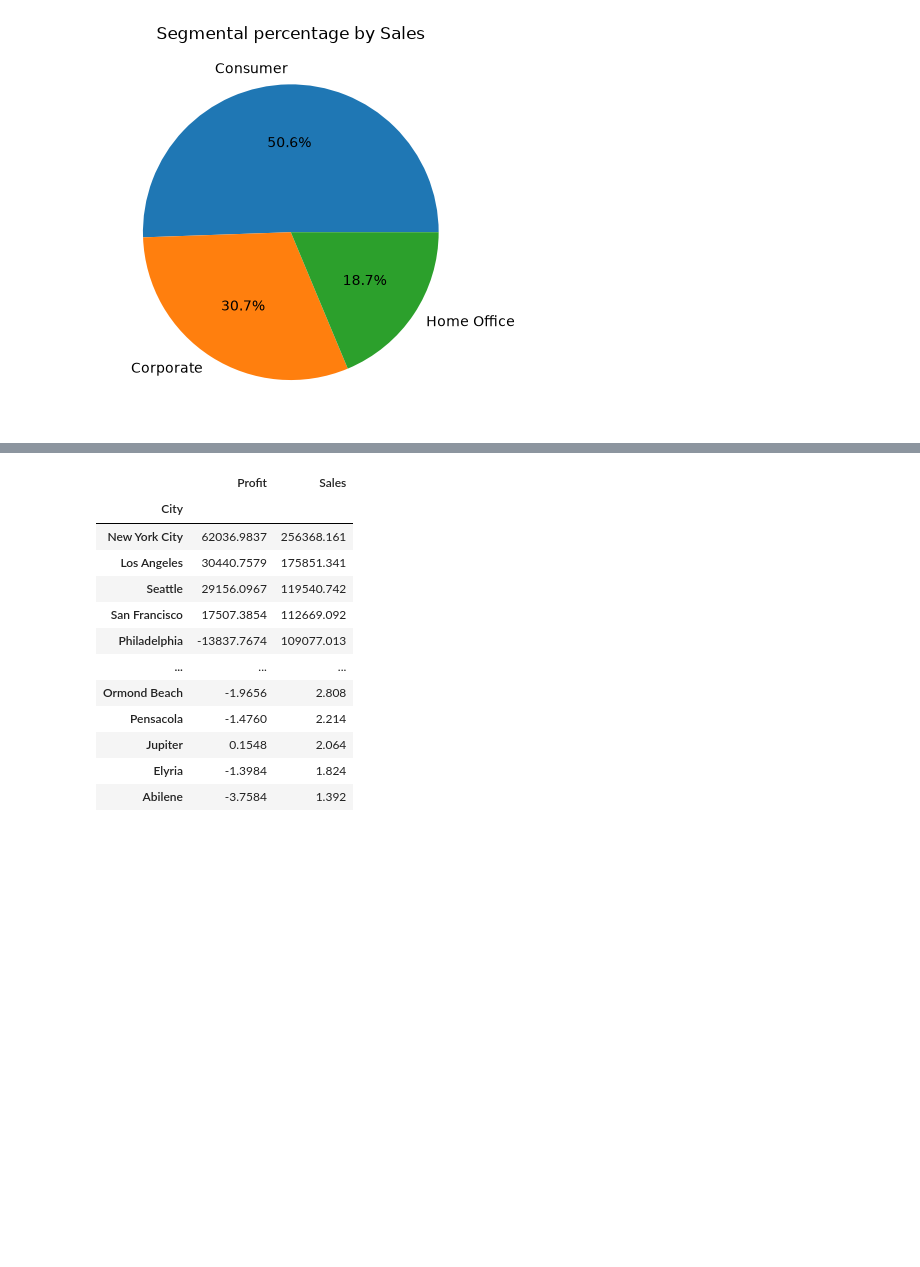
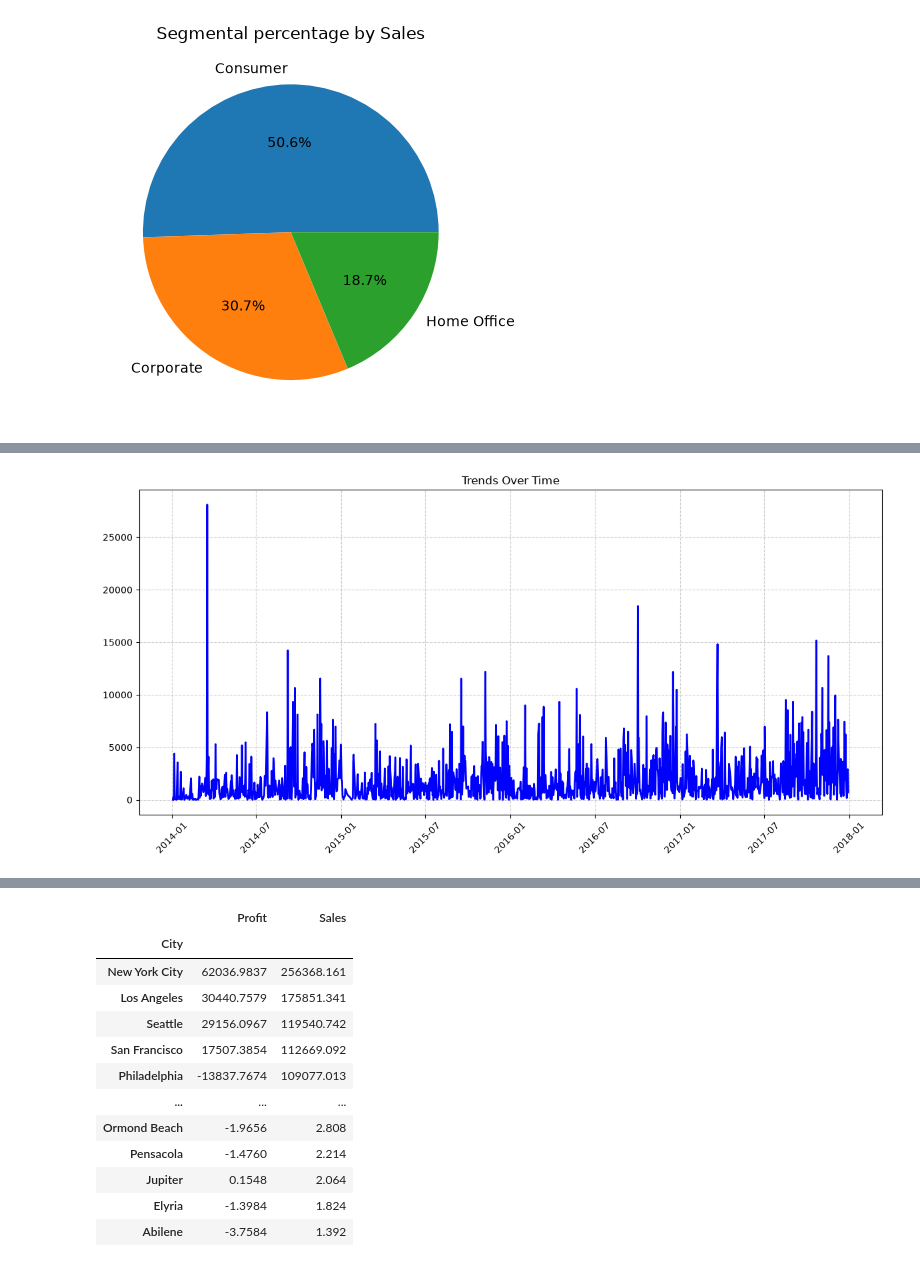
Before and after one commit to Fatima-Arain206/SOFTGROWTECH_INTERNSHIP_FINAL_PROJECT, a Jupyter notebook: Bussiness_DataAnalysisProject/Bussiness_Analysis.ipynb, the cells around one changed output, grey strips where cells are left out. Drawn from its saved outputs; the diff is of its cells as text; code cells hidden in the pictures; blank space fills up the shorter version.

```diff
--- a/Bussiness_DataAnalysisProject/Bussiness_Analysis.ipynb
+++ b/Bussiness_DataAnalysisProject/Bussiness_Analysis.ipynb
@@ -187,0 +214,15 @@ df.groupby('Month')
+# %%
+# Date# df.groupby('Order ')['Sales'].sum().sort_index()
+df= df.sort_values('Order Date')
+daily_sales= df.groupby('Order Date')['Sales'].sum().reset_index()
+plt.figure(figsize=(12,6))
+plt.plot(daily_sales['Order Date'],daily_sales['Sales'],color='b',linewidth=2)
+
+plt.grid(True,linestyle=
+        '--',alpha=0.6)
+plt.title('Trends Over Time')
+plt.xticks(rotation=45)
+plt.tight_layout()
+plt.show()
+# %% [output]
+[figure, added]
```
Also changed, not shown: parts of 13 cells of this notebook.
